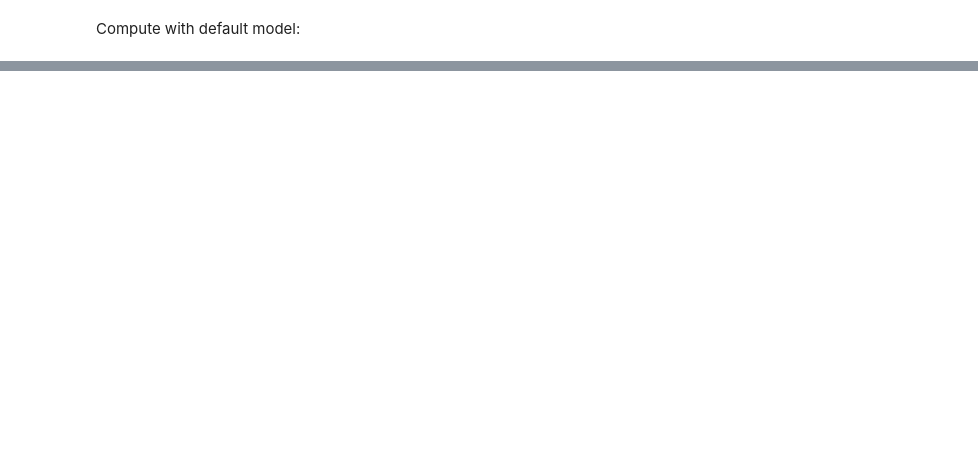
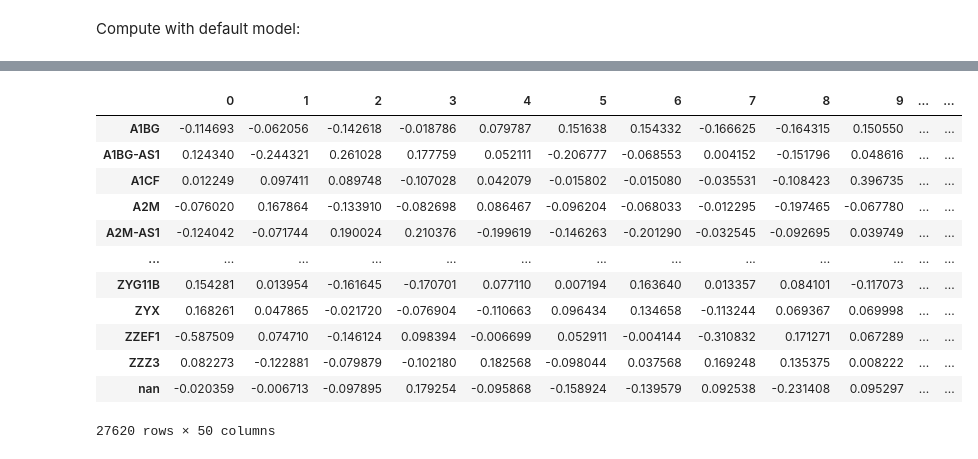
Before and after one commit to FerranC96/sKG4cellCommns, a Jupyter notebook: 1bKGnn.ipynb, the cells around one changed output, grey strips where cells are left out. Cells and saved outputs as stored; diff of their text form; code cells hidden in the pictures; blank space fills up the shorter version.

```diff
--- a/1bKGnn.ipynb
+++ b/1bKGnn.ipynb
@@ -317,0 +273,8 @@ test
+# %%
+try:
+    trained_model = torch.load(f"{kge_dir}/{modelKGE}/trained_model.pkl")
+except RuntimeError:
+    trained_model = torch.load(f"{kge_dir}/{modelKGE}/trained_model.pkl",
+    map_location=torch.device("cpu"))
+
+trained_model
@@ -317,0 +299,23 @@ test
+# %%
+#Construct nodes dataframe: detach() for now is meaningless as compute is CPU
+entity_embeddings = trained_model.entity_representations[0](indices=None).detach().cpu().numpy()
+
+import json
+with open(f"{data_dir}/dKGnn_entityIDS.json") as infile:
+    entityIDS = json.load(infile)
+dKGEnn_50 = pd.DataFrame(entity_embeddings, index=entityIDS.values())
+dKGEnn_50
+# %% [output]
+|  | 0 | 1 | 2 | 3 | 4 | 5 | 6 | 7 | 8 | 9 | ... | ... |
+| A1BG | -0.114693 | -0.062056 | -0.142618 | -0.018786 | 0.079787 | 0.151638 | 0.154332 | -0.166625 | -0.164315 | 0.150550 | ... | ... |
+| A1BG-AS1 | 0.124340 | -0.244321 | 0.261028 | 0.177759 | 0.052111 | -0.206777 | -0.068553 | 0.004152 | -0.151796 | 0.048616 | ... | ... |
+| A1CF | 0.012249 | 0.097411 | 0.089748 | -0.107028 | 0.042079 | -0.015802 | -0.015080 | -0.035531 | -0.108423 | 0.396735 | ... | ... |
+| A2M | -0.076020 | 0.167864 | -0.133910 | -0.082698 | 0.086467 | -0.096204 | -0.068033 | -0.012295 | -0.197465 | -0.067780 | ... | ... |
+| A2M-AS1 | -0.124042 | -0.071744 | 0.190024 | 0.210376 | -0.199619 | -0.146263 | -0.201290 | -0.032545 | -0.092695 | 0.039749 | ... | ... |
+| ... | ... | ... | ... | ... | ... | ... | ... | ... | ... | ... | ... | ... |
+| ZYG11B | 0.154281 | 0.013954 | -0.161645 | -0.170701 | 0.077110 | 0.007194 | 0.163640 | 0.013357 | 0.084101 | -0.117073 | ... | ... |
+| ZYX | 0.168261 | 0.047865 | -0.021720 | -0.076904 | -0.110663 | 0.096434 | 0.134658 | -0.113244 | 0.069367 | 0.069998 | ... | ... |
+| ZZEF1 | -0.587509 | 0.074710 | -0.146124 | 0.098394 | -0.006699 | 0.052911 | -0.004144 | -0.310832 | 0.171271 | 0.067289 | ... | ... |
+| ZZZ3 | 0.082273 | -0.122881 | -0.079879 | -0.102180 | 0.182568 | -0.098044 | 0.037568 | 0.169248 | 0.135375 | 0.008222 | ... | ... |
+| nan | -0.020359 | -0.006713 | -0.097895 | 0.179254 | -0.095868 | -0.158924 | -0.139579 | 0.092538 | -0.231408 | 0.095297 | ... | ... |
+27620 rows × 50 columns
```
Also changed, not shown: parts of 18 cells of this notebook, 4 other files.
